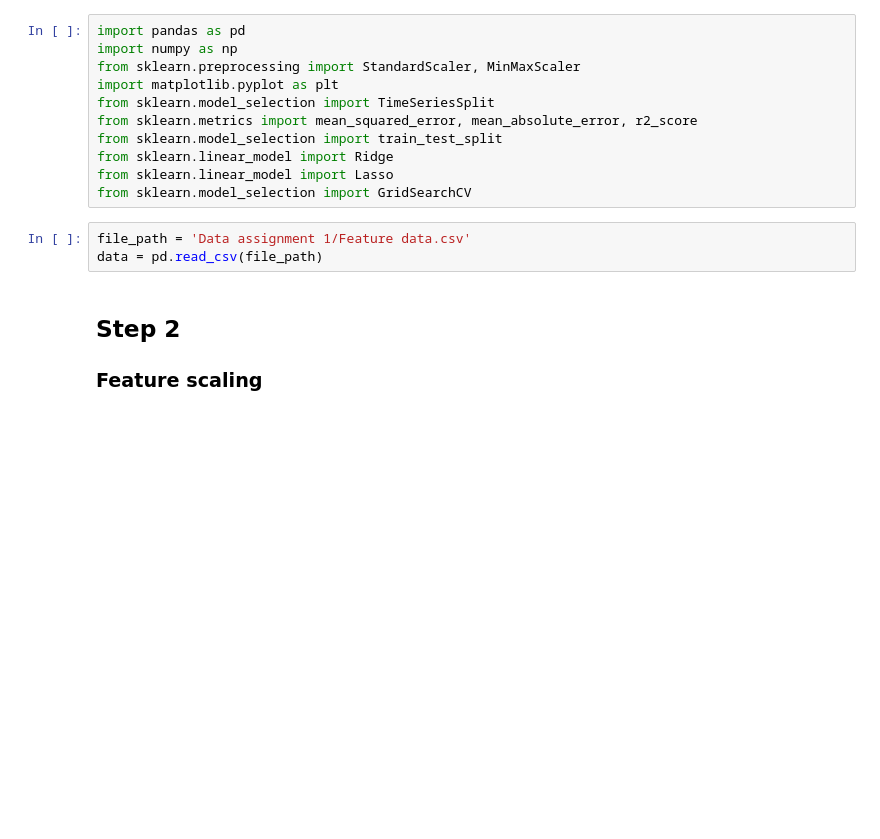
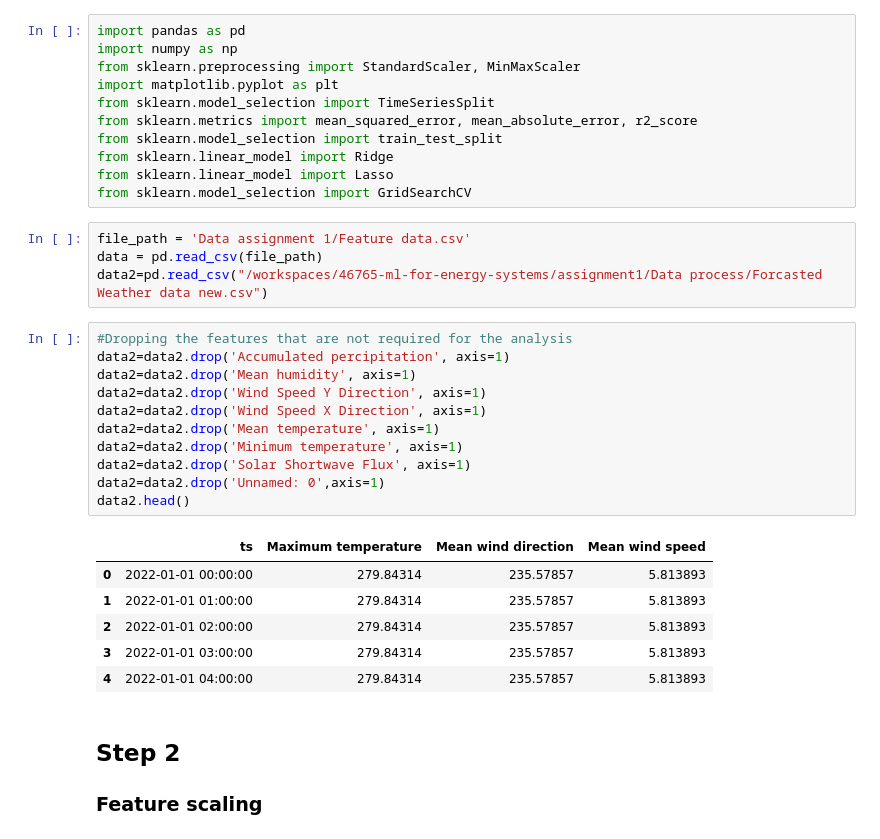
Before and after one commit to dzzz707/46765-ml-for-energy-systems, a Jupyter notebook: assignment1/notebook.ipynb, the cells around one changed output. Drawn from its saved outputs; the diff is of its cells as text; blank space fills up the shorter version.

```diff
--- a/assignment1/notebook.ipynb
+++ b/assignment1/notebook.ipynb
@@ -12,6 +12,25 @@ from sklearn.model_selection import GridSearchCV
 # %%
 file_path = 'Data assignment 1/Feature data.csv'
 data = pd.read_csv(file_path)
+data2=pd.read_csv("/workspaces/46765-ml-for-energy-systems/assignment1/Data process/Forcasted Weather data new.csv")
+# %%
+#Dropping the features that are not required for the analysis
+data2=data2.drop('Accumulated percipitation', axis=1)
+data2=data2.drop('Mean humidity', axis=1)
+data2=data2.drop('Wind Speed Y Direction', axis=1)
+data2=data2.drop('Wind Speed X Direction', axis=1)
+data2=data2.drop('Mean temperature', axis=1)
+data2=data2.drop('Minimum temperature', axis=1)
+data2=data2.drop('Solar Shortwave Flux', axis=1)
+data2=data2.drop('Unnamed: 0',axis=1)
+data2.head()
+# %% [output]
+|  | ts | Maximum temperature | Mean wind direction | Mean wind speed |
+| 0 | 2022-01-01 00:00:00 | 279.84314 | 235.57857 | 5.813893 |
+| 1 | 2022-01-01 01:00:00 | 279.84314 | 235.57857 | 5.813893 |
+| 2 | 2022-01-01 02:00:00 | 279.84314 | 235.57857 | 5.813893 |
+| 3 | 2022-01-01 03:00:00 | 279.84314 | 235.57857 | 5.813893 |
+| 4 | 2022-01-01 04:00:00 | 279.84314 | 235.57857 | 5.813893 |
 # %% [markdown]
 ## Step 2
 ### Feature scaling
```
Also changed, not shown: parts of 24 cells of this notebook.
